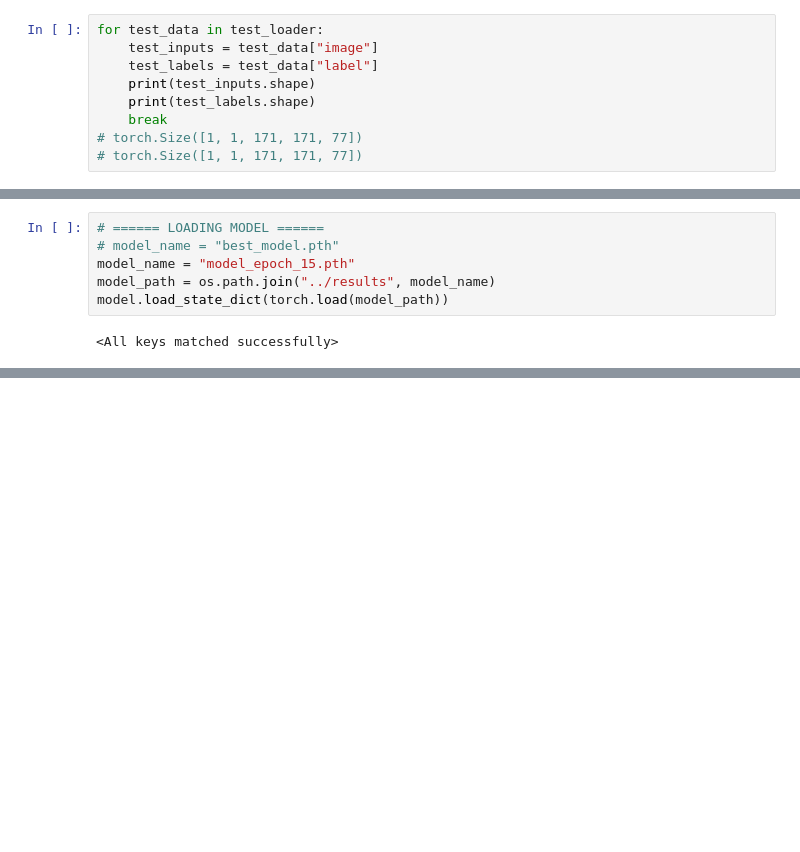
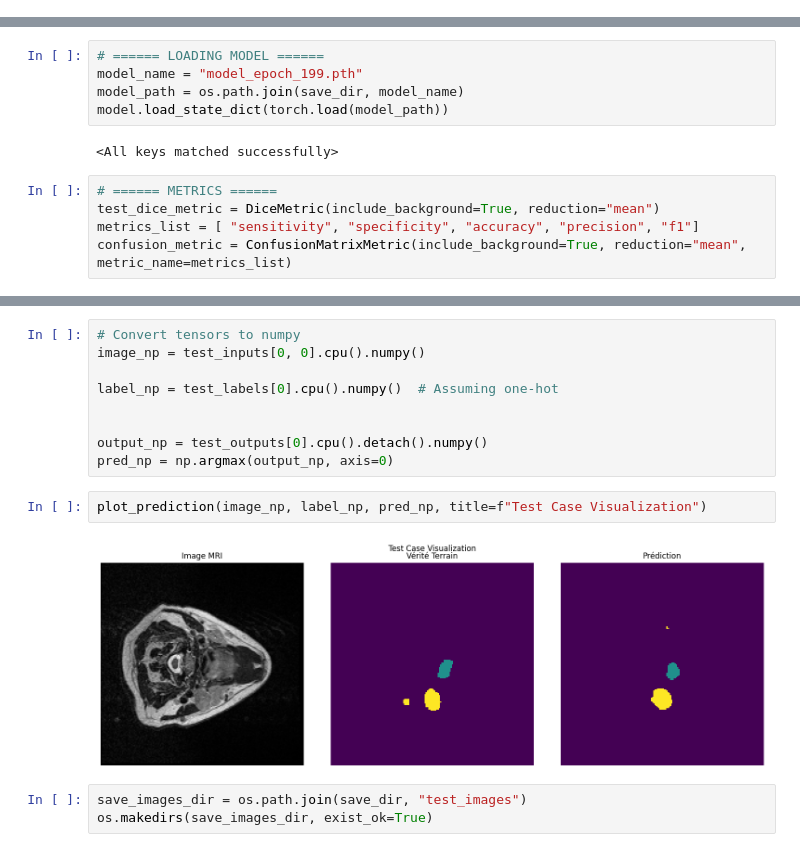
Before and after one commit to ValentinTournier/HNTS-MRG, a Jupyter notebook: notebook/main.ipynb, the cells around one changed output, grey strips where cells are left out. Saved outputs shown, nothing was run; the diff lists cells and outputs as text; blank space fills up the shorter version.

Commit message:
Visualisation working and test = 0.36 dice avec include_background

```diff
--- a/notebook/main.ipynb
+++ b/notebook/main.ipynb
@@ -313,12 +268,3 @@ test_transforms = Compose([
 
 test_ds = CacheDataset(data=test_data, transform=test_transforms, cache_rate=1.0)
 test_loader = DataLoader(test_ds, batch_size=1)
-# %%
-for test_data in test_loader:
-    test_inputs = test_data["image"]
-    test_labels = test_data["label"]
-    print(test_inputs.shape)
-    print(test_labels.shape)
-    break
-# torch.Size([1, 1, 171, 171, 77])
-# torch.Size([1, 1, 171, 171, 77])
@@ -328,9 +271,13 @@ torch.Size([1, 1, 171, 171, 77])
 # %%
 # ====== LOADING MODEL ======
-# model_name = "best_model.pth"
-model_name = "model_epoch_15.pth"
-model_path = os.path.join("../results", model_name)
+model_name = "model_epoch_199.pth"
+model_path = os.path.join(save_dir, model_name)
 model.load_state_dict(torch.load(model_path))
 # %% [output]
 <All keys matched successfully>
+# %%
+# ====== METRICS ======
+test_dice_metric = DiceMetric(include_background=True, reduction="mean")
+metrics_list = [ "sensitivity", "specificity", "accuracy", "precision", "f1"]
+confusion_metric = ConfusionMatrixMetric(include_background=True, reduction="mean", metric_name=metrics_list)
 # %%
@@ -405,0 +368,16 @@ Test Dice: 0.0029
+# %%
+# Convert tensors to numpy
+image_np = test_inputs[0, 0].cpu().numpy()
+
+label_np = test_labels[0].cpu().numpy()  # Assuming one-hot
+
+
+output_np = test_outputs[0].cpu().detach().numpy()
+pred_np = np.argmax(output_np, axis=0)
+# %%
+plot_prediction(image_np, label_np, pred_np, title=f"Test Case Visualization")
+# %% [output]
+[figure, added]
+# %%
+save_images_dir = os.path.join(save_dir, "test_images")
+os.makedirs(save_images_dir, exist_ok=True)
```
Also changed, not shown: parts of 11 cells of this notebook, 1 other file.
